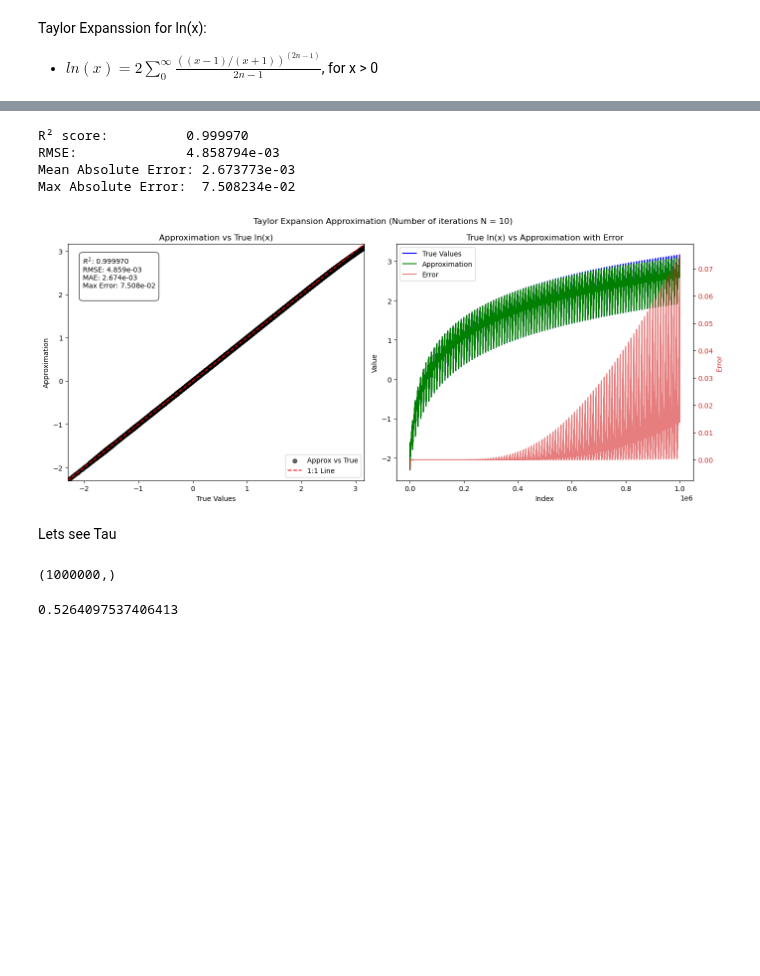
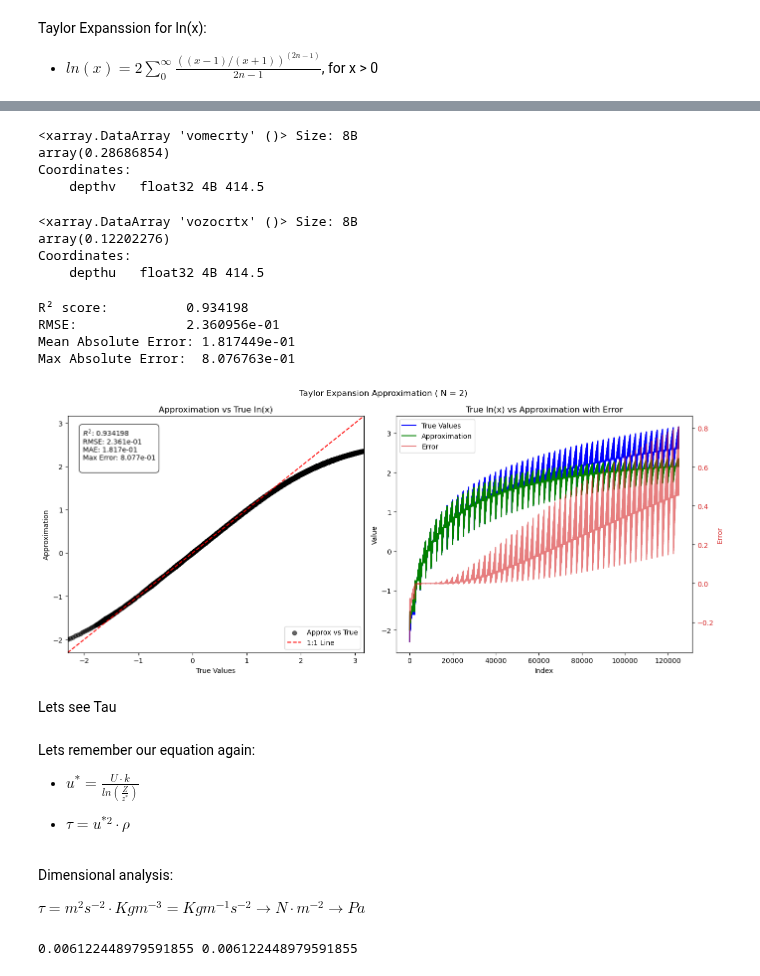
Before and after one commit to SalishSeaCast/analysis-vicente, a Jupyter notebook: Ocean_Parcels/drafts/PBDE_runs/test_params/log_and_ssh.ipynb, the cells around one changed output, grey strips where cells are left out. Saved outputs shown, nothing was run; the diff lists cells and outputs as text; code cells hidden in the pictures; blank space fills up the shorter version.

```diff
--- a/Ocean_Parcels/drafts/PBDE_runs/test_params/log_and_ssh.ipynb
+++ b/Ocean_Parcels/drafts/PBDE_runs/test_params/log_and_ssh.ipynb
@@ -466,9 +466,9 @@ Taylor Expanssion for ln(x):
 
 - $ln(x) = 2\sum_{0}^{\infty} \frac{((x-1)/(x+1))^{(2n-1)}}{2n-1}$, for x > 0
 # %%
-e3t_vals = np.linspace(0.4, 27, 100)
-ssh_vals = np.linspace(-2, 3, 100)
-td_vals = np.linspace(4, 430, 100)
+e3t_vals = np.linspace(0.4, 27, 50)
+ssh_vals = np.linspace(-2, 3, 50)
+td_vals = np.linspace(4, 430, 50)
 
 E3T, SSH, TD = np.meshgrid(e3t_vals, ssh_vals, td_vals, indexing='ij')
 
@@ -481,5 +483,5 @@ x_vals = e3t_flat * (1 + (ssh_flat / td_flat)) * 0.5
 # %%
-N = 10
+N = 2
 n = np.arange(1, N + 1).reshape(1, -1)  # (1, N)
 z = ((x_vals - 1) / (x_vals + 1)).reshape(-1, 1)  # (1_000_000, 1)
 terms = 2* (z ** (2 * n - 1)) / (2 * n - 1)
@@ -489,3 +497,17 @@ true_vals = np.log(x_vals)
+# %%
+xr.open_dataset(files_V[0][0])['vomecrty'][:,-2,:,:].max()
+# %% [output]
+<xarray.DataArray 'vomecrty' ()> Size: 8B
+array(0.28686854)
+Coordinates:
+    depthv   float32 4B 414.5
+# %%
+xr.open_dataset(files_U[0][0])['vozocrtx'][:,-2,:,:].max()
+# %% [output]
+<xarray.DataArray 'vozocrtx' ()> Size: 8B
+array(0.12202276)
+Coordinates:
+    depthu   float32 4B 414.5
 # %%
 from sklearn.metrics import r2_score, mean_squared_error, mean_absolute_error
 r2 = r2_score(true_vals, approx)
@@ -498,10 +520,10 @@ print(f"RMSE:              {rmse:.6e}")
 print(f"Mean Absolute Error: {mae:.6e}")
 print(f"Max Absolute Error:  {max_error:.6e}")
 # %% [output]
-R² score:          0.999970
-RMSE:              4.858794e-03
-Mean Absolute Error: 2.673773e-03
-Max Absolute Error:  7.508234e-02
+R² score:          0.934198
+RMSE:              2.360956e-01
+Mean Absolute Error: 1.817449e-01
+Max Absolute Error:  8.076763e-01
 # %%
 stats_text = (
     f"$R^2$: {r2:.6f}\n"
@@ -524,34 +546,34 @@ ax.plot([min_val, max_val], [min_val, max_val], 'r--', label='1:1 Line')
 ax.set_xlim(min_val, max_val)
 ax.set_ylim(min_val, max_val)
 ax.set_xlabel("True Values")
 ax.set_ylabel("Approximation")
 ax.set_title("Approximation vs True ln(x)")
 ax.text(0.05, 0.95, stats_text, transform=ax.transAxes,
         fontsize=10, verticalalignment='top',
         bbox=dict(boxstyle='round,pad=0.5', facecolor='white', alpha=0.8))
 ax.legend(loc='lower right')
 
 ax2 = axes[1]
 ax2.plot(indices, true_vals, label='True Values', color='b')
 ax2.plot(indices, approx, label='Approximation', color='g')
 ax2.set_xlabel("Index")
 ax2.set_ylabel("Value")
 ax2.set_title("True ln(x) vs Approximation with Error")
 
 ax2_err = ax2.twinx()
 ax2_err.plot(indices, error, label='Error', color='tab:red', alpha=0.6)
 ax2_err.set_ylabel("Error", color='tab:red')
 ax2_err.tick_params(axis='y', labelcolor='tab:red')
 
 lines, labels = ax2.get_legend_handles_labels()
 lines2, labels2 = ax2_err.get_legend_handles_labels()
 ax2_err.legend(lines + lines2, labels + labels2, loc='upper left')
 #
-plt.suptitle(f'Taylor Expansion Approximation (Number of iterations N = {N})')
+plt.suptitle(f'Taylor Expansion Approximation ( N = {N})')
 
 plt.tight_layout()
 plt.show()
 # %% [output]
-[figure, old version]
+[figure, new version]
 # %% [markdown]
 Lets see Tau
@@ -561,8 +580,11 @@ v_vals = np.linspace(-2, 2, 10)
-# %%
-approx.shape
-# %% [output]
-(1000000,)
-# %%
-x_vals
-# %% [output]
-0.5264097537406413
+# %% [markdown]
+Lets remember our equation again:
+
+- $u^{*} = \frac{U \cdot k}{ln(\frac{Z}{z^{*}})}$
+
+
+- $\tau = u^{*2} \cdot \rho$
+# %% [markdown]
+Dimensional analysis:
+
+$\tau = m^{2}s^{-2} \cdot Kgm^{-3} = Kgm^{-1}s^{-2} \rightarrow N \cdot m^{-2} \rightarrow Pa$
@@ -569,2 +598,8 @@ x_vals
+# %%
+u_0 = u_vals[25]
+v_0 = v_vals[25]
+print(u_0, v_0)
+# %% [output]
+0.006122448979591855 0.006122448979591855
 # %%
 # Vectorize for avoiding a huge loop
```
Also changed, not shown: parts of 8 cells of this notebook, 7 other files.
